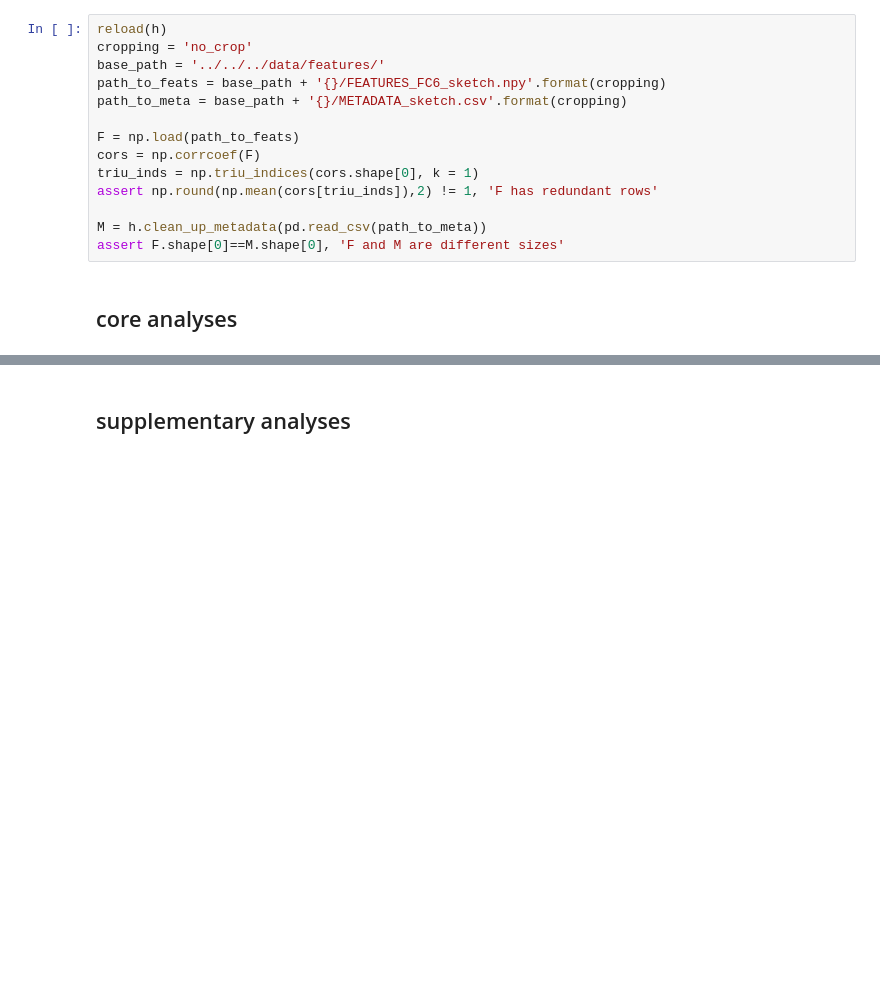
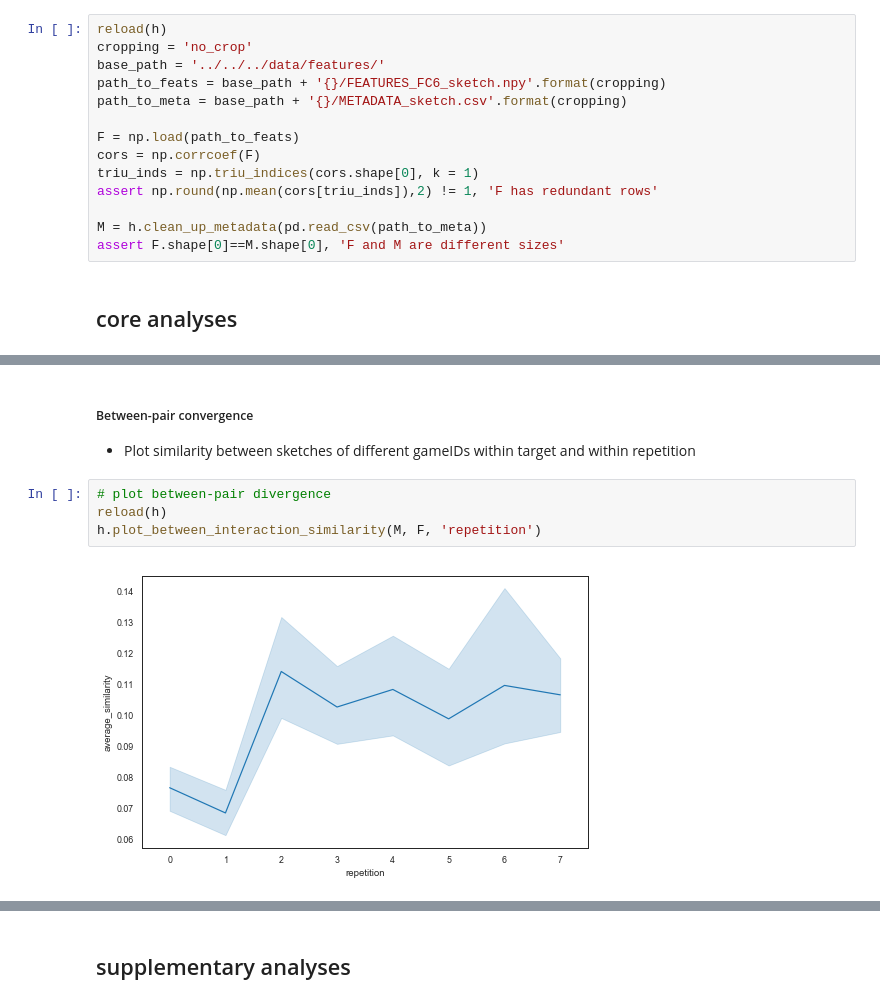
Before and after one commit to cogtoolslab/graphical_conventions_cogsci19, a Jupyter notebook: analysis/ipynb/megsano/analyze_refgame_sketches.ipynb, the cells around one changed output, grey strips where cells are left out. Cells and saved outputs as stored; diff of their text form; blank space fills up the shorter version.

```diff
--- a/analysis/ipynb/megsano/analyze_refgame_sketches.ipynb
+++ b/analysis/ipynb/megsano/analyze_refgame_sketches.ipynb
@@ -133,0 +114,9 @@ TypeError: invalid type comparison
+# %% [markdown]
+##### Between-pair convergence
+- Plot similarity between sketches of different gameIDs within target and within repetition
+# %%
+# plot between-pair divergence
+reload(h)
+h.plot_between_interaction_similarity(M, F, 'repetition')
+# %% [output]
+[figure, added]
```
Also changed, not shown: parts of 23 cells of this notebook, 1 other file.
